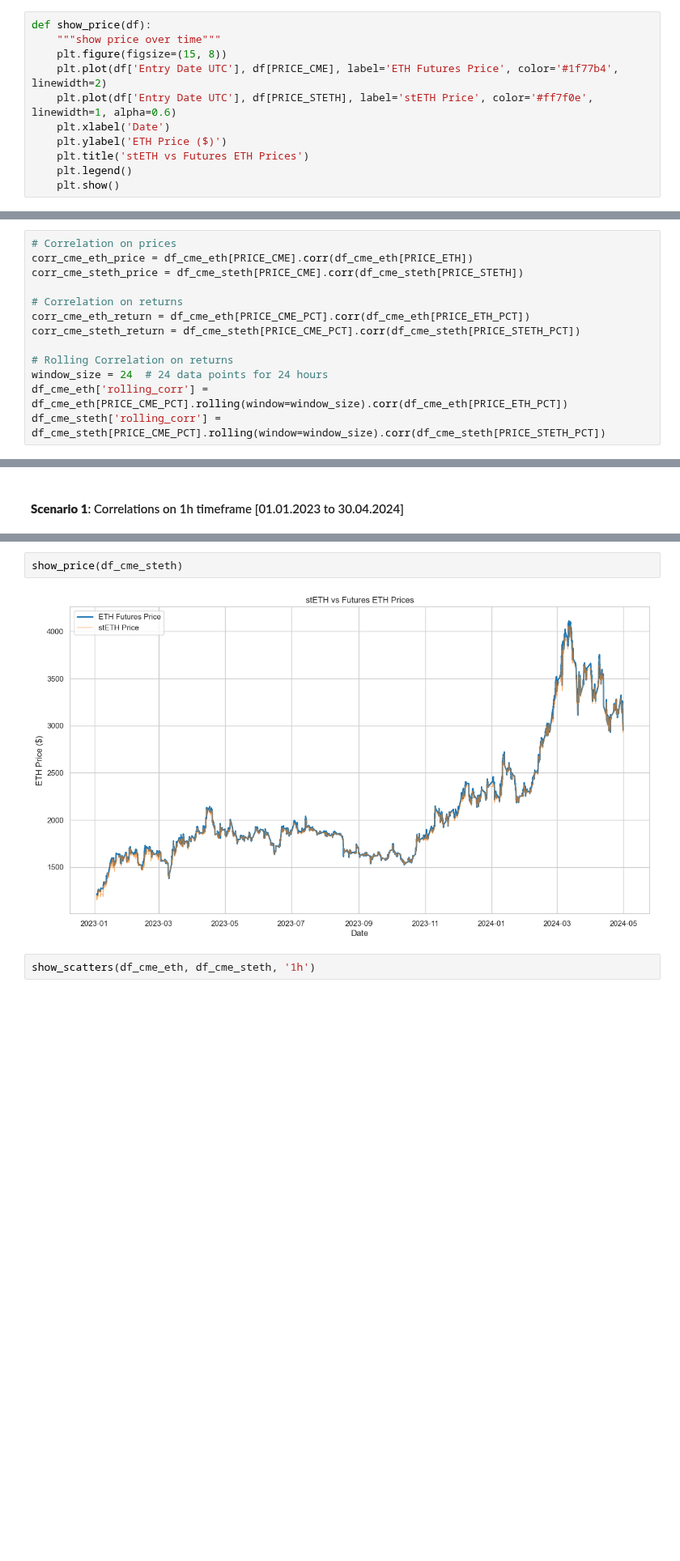
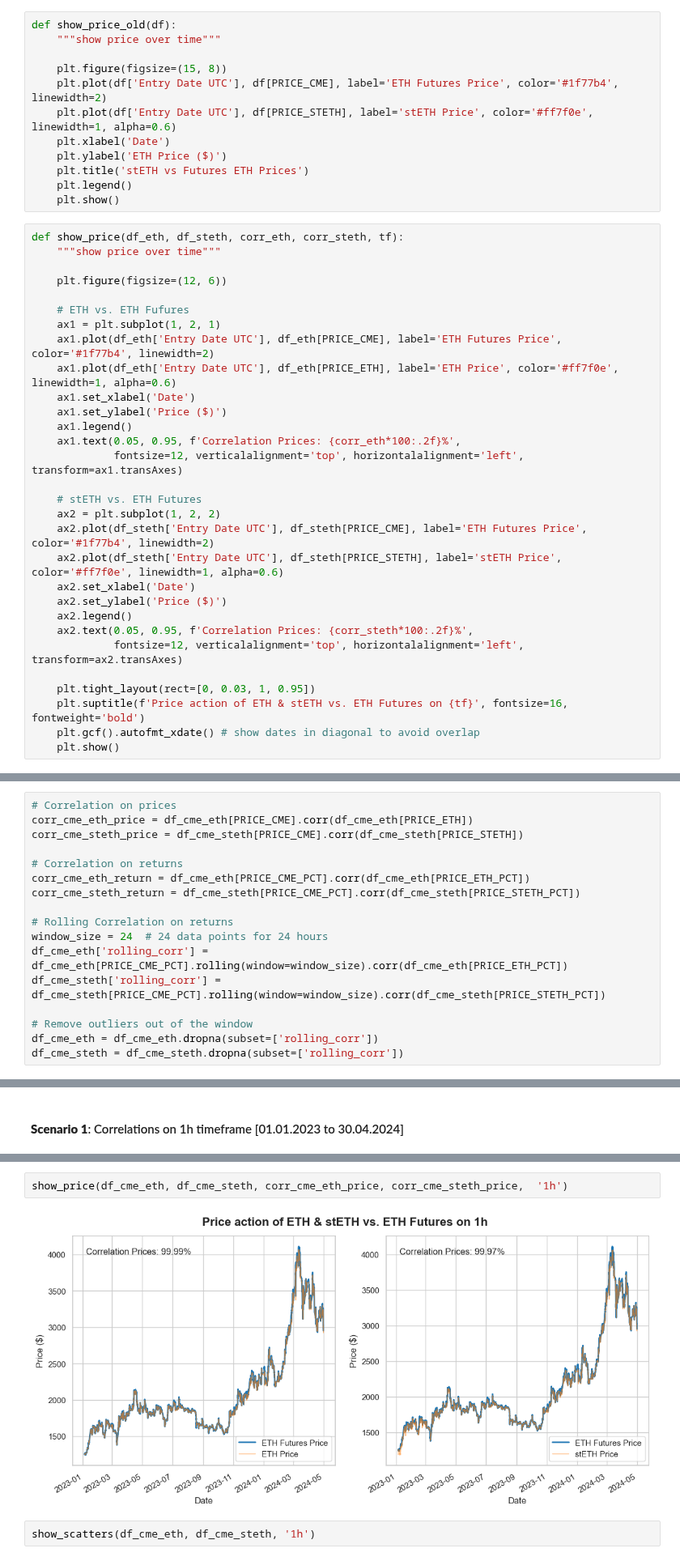
Before and after one commit to sjuanati/DataSciLabs, a Jupyter notebook: projects/cme/src/3_correlation_final.ipynb, the cells around one changed output, grey strips where cells are left out. Shown at 81% size. Saved outputs shown, nothing was run; the diff lists cells and outputs as text; blank space fills up the shorter version.

Commit message:
added rolling corr for 5m, corr in legend for price action & dune remarks

```diff
--- a/projects/cme/src/3_correlation_final.ipynb
+++ b/projects/cme/src/3_correlation_final.ipynb
@@ -21,8 +31,9 @@ PRICE_STETH_PCT = 'Price_steth_return'
 # %% [markdown]
 ### Functions
 # %%
-def show_price(df):
+def show_price_old(df):
     """show price over time"""
+
     plt.figure(figsize=(15, 8))
     plt.plot(df['Entry Date UTC'], df[PRICE_CME], label='ETH Futures Price', color='#1f77b4', linewidth=2)
     plt.plot(df['Entry Date UTC'], df[PRICE_STETH], label='stETH Price', color='#ff7f0e', linewidth=1, alpha=0.6)
@@ -31,6 +42,36 @@ def show_price(df):
     plt.title('stETH vs Futures ETH Prices')
     plt.legend()
     plt.show()
+# %%
+def show_price(df_eth, df_steth, corr_eth, corr_steth, tf):
+    """show price over time"""
+
+    plt.figure(figsize=(12, 6))
+
+    # ETH vs. ETH Fufures
+    ax1 = plt.subplot(1, 2, 1)
+    ax1.plot(df_eth['Entry Date UTC'], df_eth[PRICE_CME], label='ETH Futures Price', color='#1f77b4', linewidth=2)
+    ax1.plot(df_eth['Entry Date UTC'], df_eth[PRICE_ETH], label='ETH Price', color='#ff7f0e', linewidth=1, alpha=0.6)
+    ax1.set_xlabel('Date')
+    ax1.set_ylabel('Price ($)')
+    ax1.legend()
+    ax1.text(0.05, 0.95, f'Correlation Prices: {corr_eth*100:.2f}%',
+             fontsize=12, verticalalignment='top', horizontalalignment='left', transform=ax1.transAxes)
+
+    # stETH vs. ETH Futures
+    ax2 = plt.subplot(1, 2, 2)
+    ax2.plot(df_steth['Entry Date UTC'], df_steth[PRICE_CME], label='ETH Futures Price', color='#1f77b4', linewidth=2)
+    ax2.plot(df_steth['Entry Date UTC'], df_steth[PRICE_STETH], label='stETH Price', color='#ff7f0e', linewidth=1, alpha=0.6)
+    ax2.set_xlabel('Date')
+    ax2.set_ylabel('Price ($)')
+    ax2.legend()
+    ax2.text(0.05, 0.95, f'Correlation Prices: {corr_steth*100:.2f}%',
+             fontsize=12, verticalalignment='top', horizontalalignment='left', transform=ax2.transAxes)
+
+    plt.tight_layout(rect=[0, 0.03, 1, 0.95])
+    plt.suptitle(f'Price action of ETH & stETH vs. ETH Futures on {tf}', fontsize=16, fontweight='bold')
+    plt.gcf().autofmt_xdate() # show dates in diagonal to avoid overlap
+    plt.show()
 # %%
 def show_scatters(df_cme_eth, df2_cme_steth, tf):
     """show scatter plot with regression line over price deltas"""
@@ -161,3 +216,7 @@ corr_cme_steth_return = df_cme_steth[PRICE_CME_PCT].corr(df_cme_steth[PRICE_STET
 window_size = 24  # 24 data points for 24 hours
 df_cme_eth['rolling_corr'] = df_cme_eth[PRICE_CME_PCT].rolling(window=window_size).corr(df_cme_eth[PRICE_ETH_PCT])
 df_cme_steth['rolling_corr'] = df_cme_steth[PRICE_CME_PCT].rolling(window=window_size).corr(df_cme_steth[PRICE_STETH_PCT])
+
+# Remove outliers out of the window
+df_cme_eth = df_cme_eth.dropna(subset=['rolling_corr'])
+df_cme_steth = df_cme_steth.dropna(subset=['rolling_corr'])
@@ -183,9 +237,9 @@ show_correlations(corr_cme_eth_return, corr_cme_steth_return, '1h', 'returns')
 
         71.20% : eth futures vs. steth
 # %%
-show_price(df_cme_steth)
+show_price(df_cme_eth, df_cme_steth, corr_cme_eth_price, corr_cme_steth_price,  '1h')
 # %% [output]
-[figure, old version]
+[figure, new version]
 # %%
 show_scatters(df_cme_eth, df_cme_steth, '1h')
 # %% [output]
```
Also changed, not shown: parts of 30 cells of this notebook.
